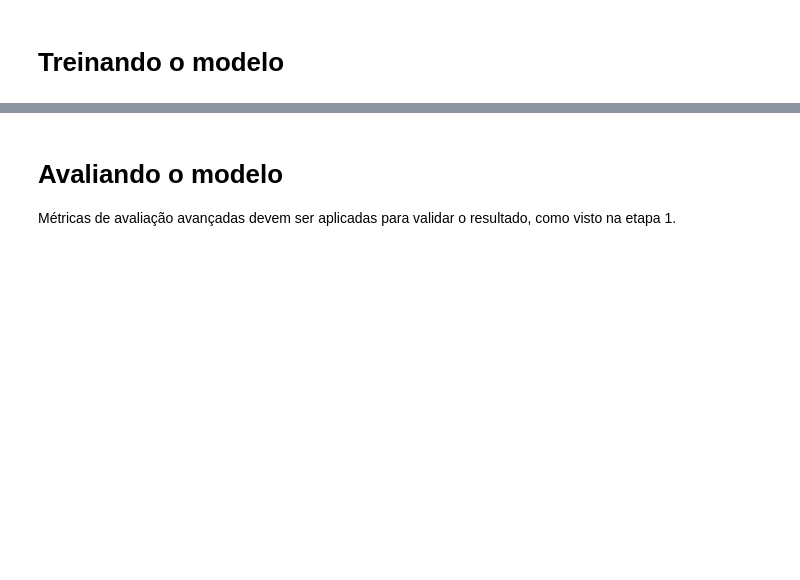
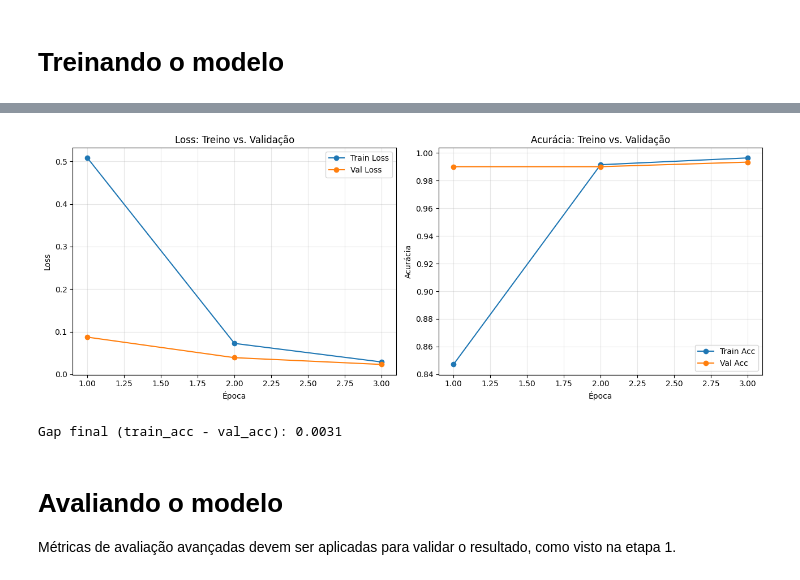
Before and after one commit to Kaua-Matheus/Agroscope_IA, a Jupyter notebook: lab.ipynb, the cells around one changed output, grey strips where cells are left out. Drawn from its saved outputs; the diff is of its cells as text; code cells hidden in the pictures; blank space fills up the shorter version.

```diff
--- a/lab.ipynb
+++ b/lab.ipynb
@@ -229,3 +254,34 @@ Epoch 3 Accuracy: 1.00000
+# %%
+import matplotlib.pyplot as plt
+
+epochs_range = range(1, len(history["train_loss"]) + 1)
+
+fig, axes = plt.subplots(1, 2, figsize=(13, 5))
+
+axes[0].plot(epochs_range, history["train_loss"], label="Train Loss", marker="o")
+axes[0].plot(epochs_range, history["val_loss"], label="Val Loss", marker="o")
+axes[0].set_xlabel("Época")
+axes[0].set_ylabel("Loss")
+axes[0].set_title("Loss: Treino vs. Validação")
+axes[0].legend()
+axes[0].grid(alpha=0.3)
+
+axes[1].plot(epochs_range, history["train_acc"], label="Train Acc", marker="o")
+axes[1].plot(epochs_range, history["val_acc"], label="Val Acc", marker="o")
+axes[1].set_xlabel("Época")
+axes[1].set_ylabel("Acurácia")
+axes[1].set_title("Acurácia: Treino vs. Validação")
+axes[1].legend()
+axes[1].grid(alpha=0.3)
+
+plt.tight_layout()
+plt.show()
+
+gap = history["train_acc"][-1] - history["val_acc"][-1]
+print(f"Gap final (train_acc - val_acc): {gap:.4f}")
+# %% [output]
+[figure, added]
+Gap final (train_acc - val_acc): 0.0031
 # %% [markdown]
 # Avaliando o modelo
 Métricas de avaliação avançadas devem ser aplicadas para validar o resultado, como visto na etapa 1.
```
Also changed, not shown: parts of 9 cells of this notebook.
